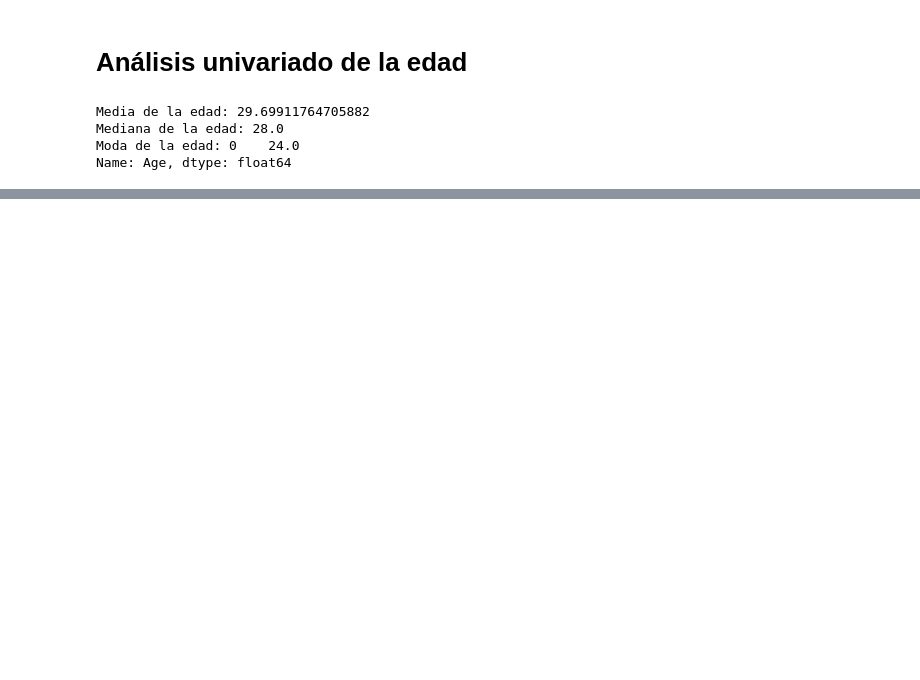
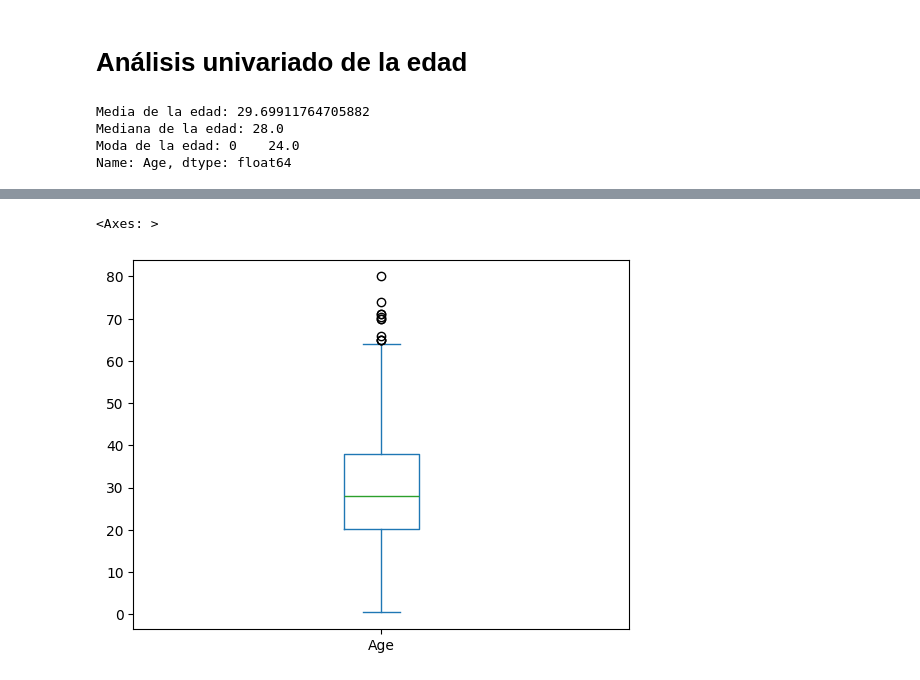
Before and after one commit to r2847txt/DataAnalysisSence2025, a Jupyter notebook: 3_AnalisisExploratorioProgramacionEstadistica/Clase1/Actividad Clase/AnalisisUnivariadoTitanic.ipynb, the cells around one changed output, grey strips where cells are left out. Saved outputs shown, nothing was run; the diff lists cells and outputs as text; code cells hidden in the pictures; blank space fills up the shorter version.

```diff
--- a/3_AnalisisExploratorioProgramacionEstadistica/Clase1/Actividad Clase/AnalisisUnivariadoTitanic.ipynb
+++ b/3_AnalisisExploratorioProgramacionEstadistica/Clase1/Actividad Clase/AnalisisUnivariadoTitanic.ipynb
@@ -36,0 +90,6 @@ Name: Age, dtype: float64
+# %%
+# Diagrama de caja
+df['Age'].plot(kind='box')
+# %% [output]
+<Axes: >
+[figure, added]
```
Also changed, not shown: parts of 7 cells of this notebook, 1 other file.
